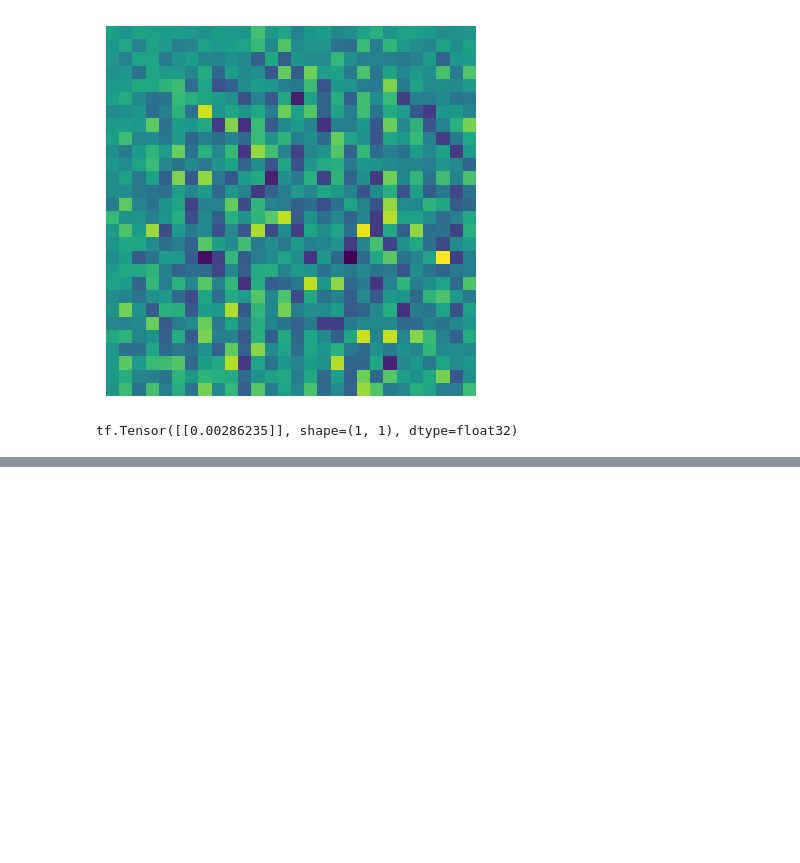
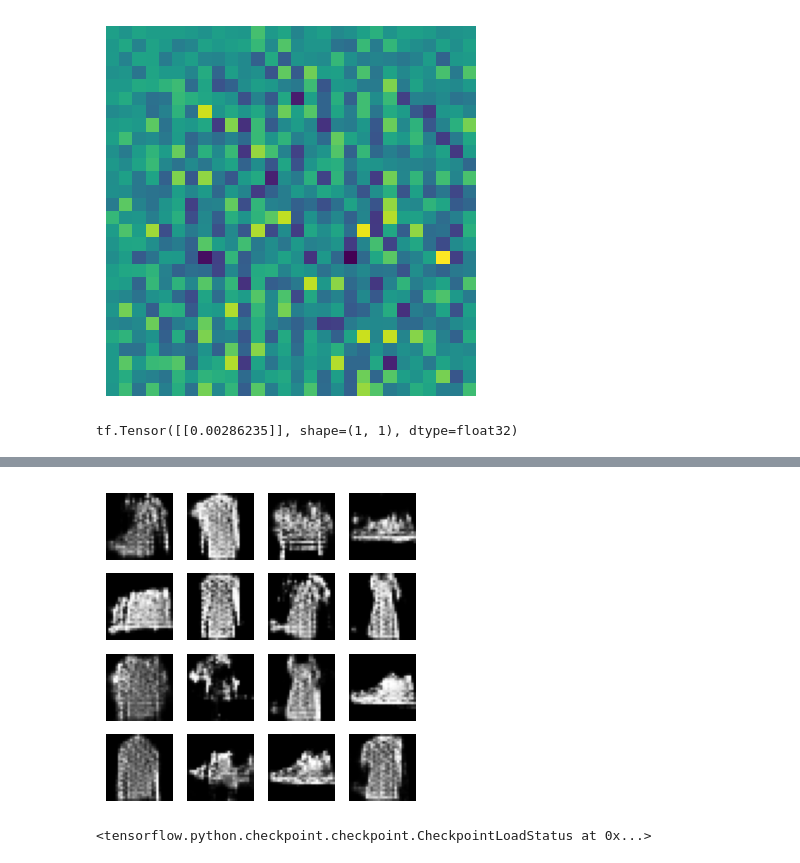
Before and after one commit to Cr0l3y/G_IMG_Fashion, a Jupyter notebook: projeto.ipynb, the cells around one changed output, grey strips where cells are left out. Saved outputs shown, nothing was run; the diff lists cells and outputs as text; code cells hidden in the pictures; blank space fills up the shorter version.

Commit message:
Train_model

```diff
--- a/projeto.ipynb
+++ b/projeto.ipynb
@@ -78,0 +129,48 @@ tf.Tensor([[0.00286235]], shape=(1, 1), dtype=float32)
+# %%
+def treino(dataset, epocas):
+    for epoca in range(epocas):
+        start = time.time()
+
+        for image_batch in dataset:
+           passo_treino(image_batch)
+
+        # Produz as imagens para gerar um gif
+        clear_output(wait=True)
+        gera_e_salva_imagens(gerador,
+                                 epoca + 1,
+                                 seed)
+
+        # Salva o modelo a cada 15 épocas
+        if (epoca + 1) % 15 == 0:
+            checkpoint.save(file_prefix=checkpoint_prefix)
+
+        print('Tempo por época {} é {} s'.format(epoca + 1, time.time()-start))
+
+    # Gera após a época final
+    clear_output(wait=True)
+    gera_e_salva_imagens(gerador,
+                                 epoca + 1,
+                                 seed)
+
+def gera_e_salva_imagens(modelo, epoca, entrada):
+  # Observe que `training` está definido como False.
+  # Isso é para que todas as camadas sejam executadas no modo de inferência (batchnorm).
+  previsao = modelo(entrada, training=False)
+
+  fig = plt.figure(figsize=(4, 4))
+
+  for i in range(previsao.shape[0]):
+      plt.subplot(4, 4, i+1)
+      plt.imshow(previsao[i, :, :, 0] * 127.5 + 127.5, cmap='gray')
+      plt.axis('off')
+
+  plt.savefig('image_at_epoch_{:04d}.png'.format(epoca))
+  plt.show()
+# %%
+treino(train_ds, epocas)
+# %% [output]
+[figure, added]
+# %%
+checkpoint.restore(tf.train.latest_checkpoint(checkpoint_dir))
+# %% [output]
+<tensorflow.python.checkpoint.checkpoint.CheckpointLoadStatus at 0x...>
```
Also changed, not shown: parts of 10 cells of this notebook, 58 other files.
